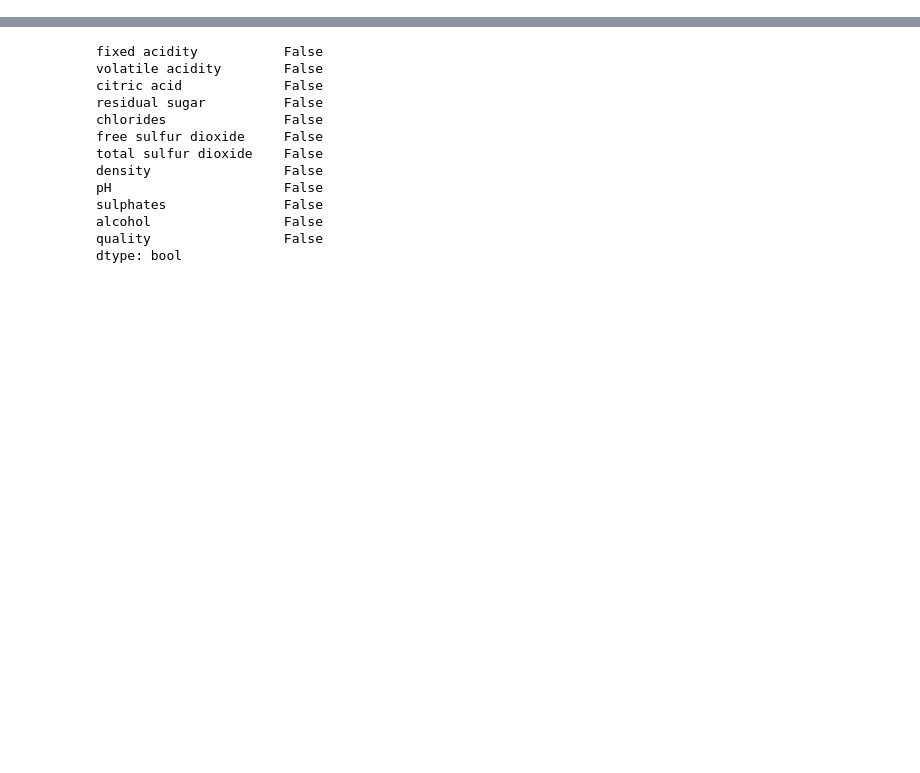
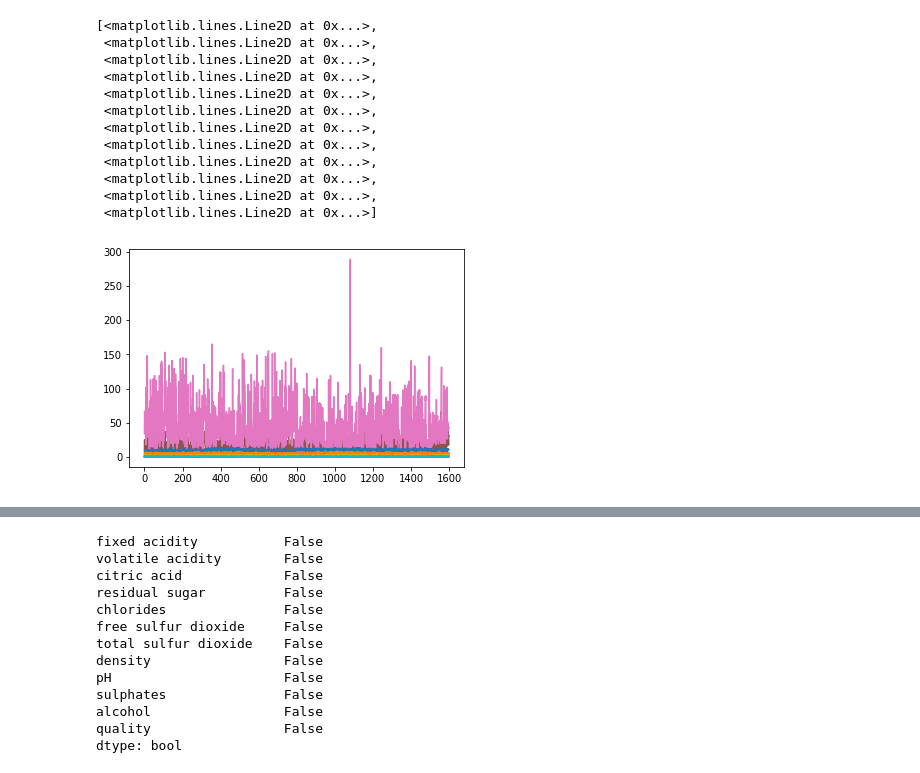
Before and after one commit to DevarajanNarayanan/PythonDS-, a Jupyter notebook: Wine Quality/Wine Quality.ipynb, the cells around one changed output, grey strips where cells are left out. Saved outputs shown, nothing was run; the diff lists cells and outputs as text; code cells hidden in the pictures; blank space fills up the shorter version.

```diff
--- a/Wine Quality/Wine Quality.ipynb
+++ b/Wine Quality/Wine Quality.ipynb
@@ -25,0 +26,16 @@ dataset.head()
+# %%
+plt.plot(dataset)
+# %% [output]
+[<matplotlib.lines.Line2D at 0x...>,
+ <matplotlib.lines.Line2D at 0x...>,
+ <matplotlib.lines.Line2D at 0x...>,
+ <matplotlib.lines.Line2D at 0x...>,
+ <matplotlib.lines.Line2D at 0x...>,
+ <matplotlib.lines.Line2D at 0x...>,
+ <matplotlib.lines.Line2D at 0x...>,
+ <matplotlib.lines.Line2D at 0x...>,
+ <matplotlib.lines.Line2D at 0x...>,
+ <matplotlib.lines.Line2D at 0x...>,
+ <matplotlib.lines.Line2D at 0x...>,
+ <matplotlib.lines.Line2D at 0x...>]
+[figure, added]
```
Also changed, not shown: parts of 43 cells of this notebook.
